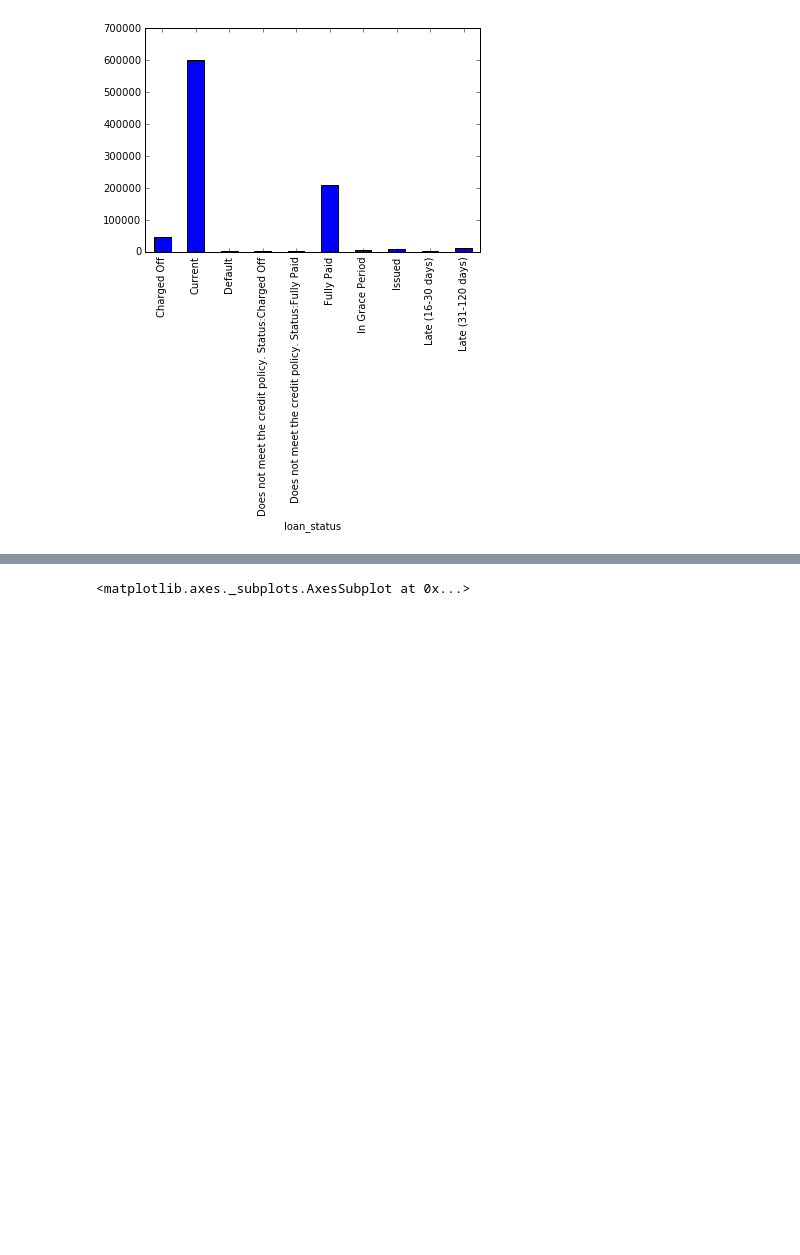
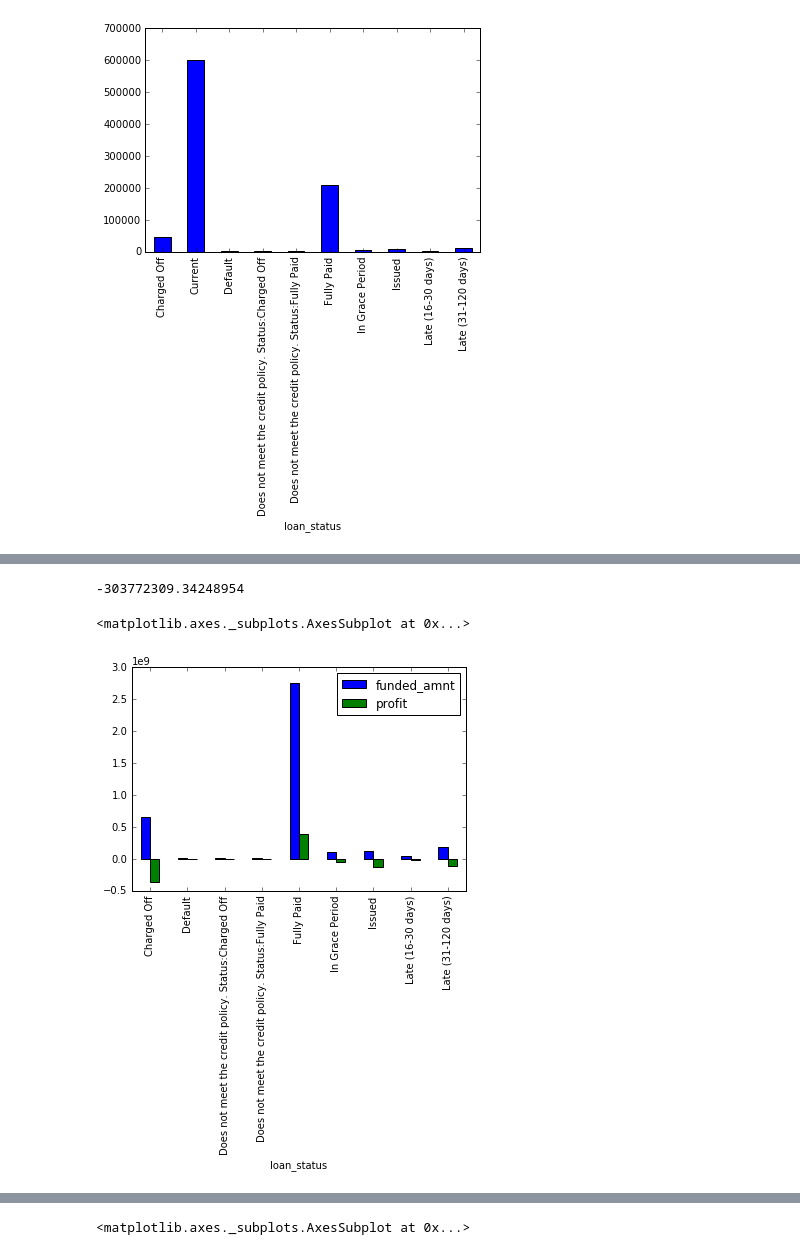
Before and after one commit to yitongl/DataScience, a Jupyter notebook: Bankruptcy analysis.ipynb, the cells around one changed output, grey strips where cells are left out. Drawn from its saved outputs; the diff is of its cells as text; code cells hidden in the pictures; blank space fills up the shorter version.

```diff
--- a/Bankruptcy analysis.ipynb
+++ b/Bankruptcy analysis.ipynb
@@ -103,0 +158,9 @@ df.groupby('loan_status').count()['id'].plot.bar()
+# %%
+sum(df[df.loan_status!='Current']['profit'])
+# %% [output]
+-303772309.34248954
+# %%
+df[df.loan_status!='Current'].groupby('loan_status').sum()[['funded_amnt','profit']].plot.bar()
+# %% [output]
+<matplotlib.axes._subplots.AxesSubplot at 0x...>
+[figure, added]
```
Also changed, not shown: parts of 62 cells of this notebook.
